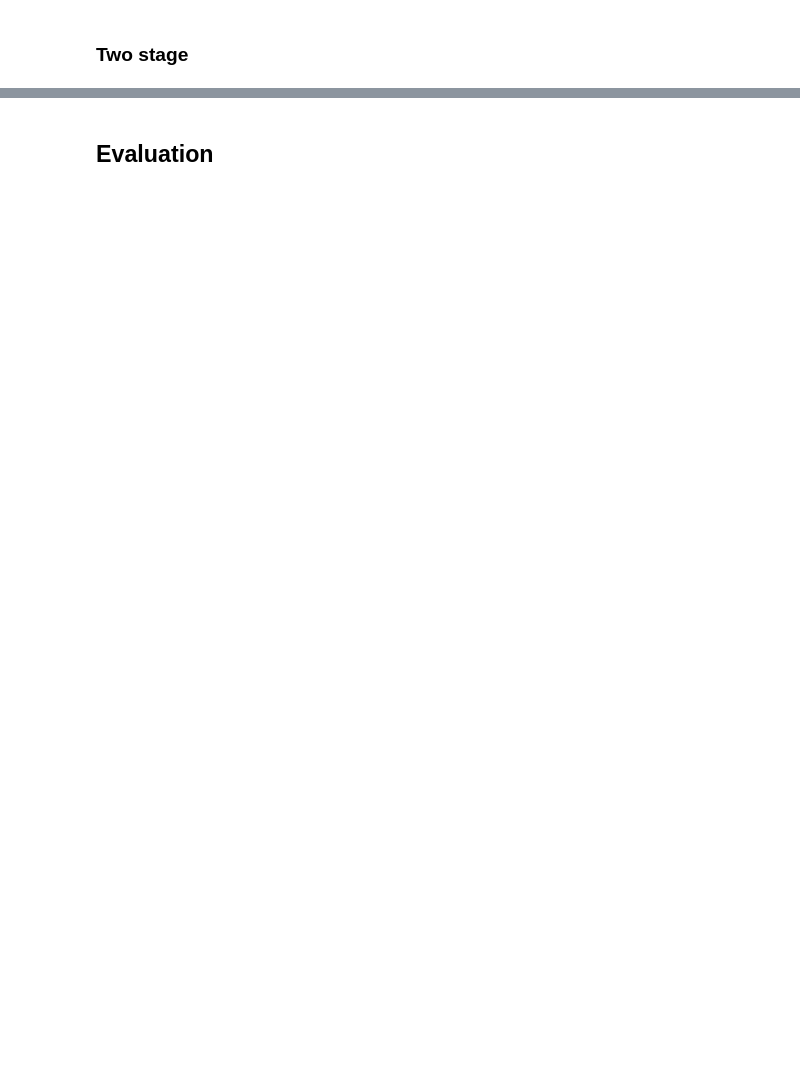
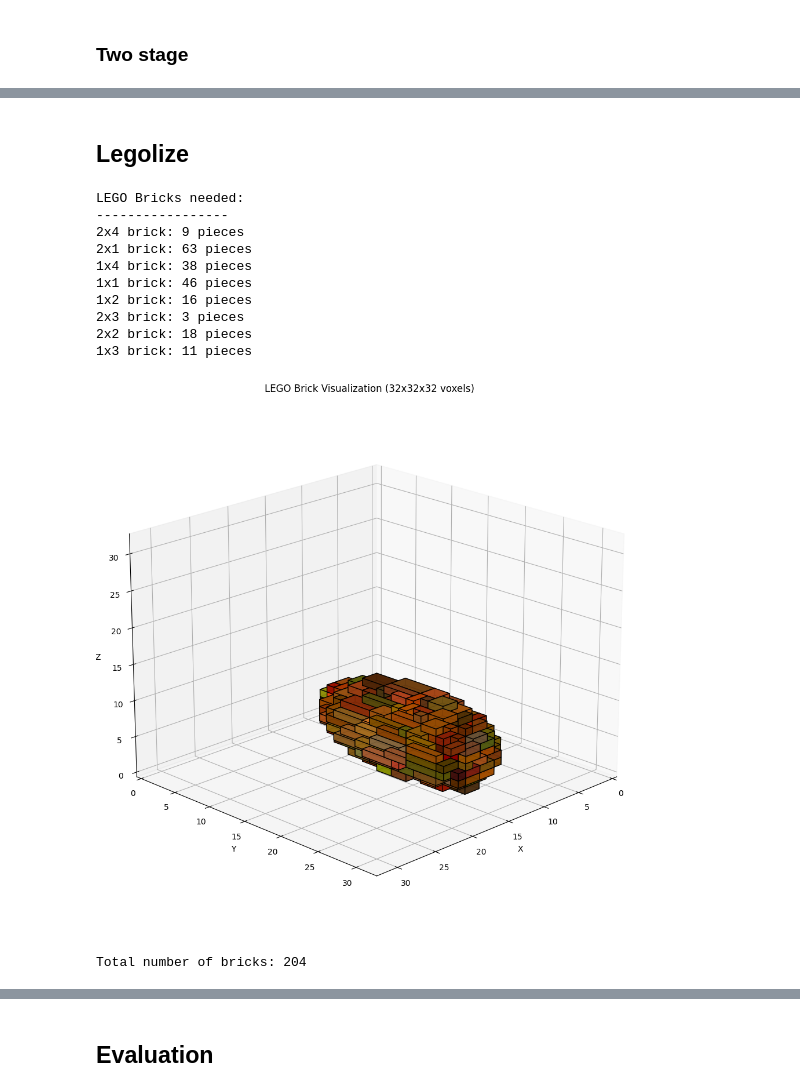
Before and after one commit to PeterAMassih/3D-BlockGen, a Jupyter notebook: run.ipynb, the cells around one changed output, grey strips where cells are left out. Cells and saved outputs as stored; diff of their text form; code cells hidden in the pictures; blank space fills up the shorter version.

```diff
--- a/run.ipynb
+++ b/run.ipynb
@@ -208,2 +311,37 @@ inferencer.visualize_samples(samples, threshold=0.5)
 # %%
 inferencer.visualize_samples_p3d(samples[0], threshold=0.5)
+# %% [markdown]
+## Legolize
+# %%
+converter = LegoConverter()
+
+# Convert to LEGO bricks
+lego_bricks = converter.convert_to_lego(samples[0])
+
+# Create the visualization
+converter.visualize_legolization(samples[0], lego_bricks, save_path="legolization_process.png")
+
+# Get and print brick statistics
+brick_stats = converter.get_brick_statistics(lego_bricks)
+print("\nLEGO Bricks needed:")
+print("-----------------")
+for brick_name, count in brick_stats.items():
+    print(f"{brick_name}: {count} pieces")
+
+# Plot the 3D visualization
+converter.plot_3d_bricks(lego_bricks)
+
+print(f"\nTotal number of bricks: {len(lego_bricks)}")
+# %% [output]
+LEGO Bricks needed:
+-----------------
+2x4 brick: 9 pieces
+2x1 brick: 63 pieces
+1x4 brick: 38 pieces
+1x1 brick: 46 pieces
+1x2 brick: 16 pieces
+2x3 brick: 3 pieces
+2x2 brick: 18 pieces
+1x3 brick: 11 pieces
+[figure, added]
+Total number of bricks: 204
```
Also changed, not shown: parts of 25 cells of this notebook, 6 other files.
